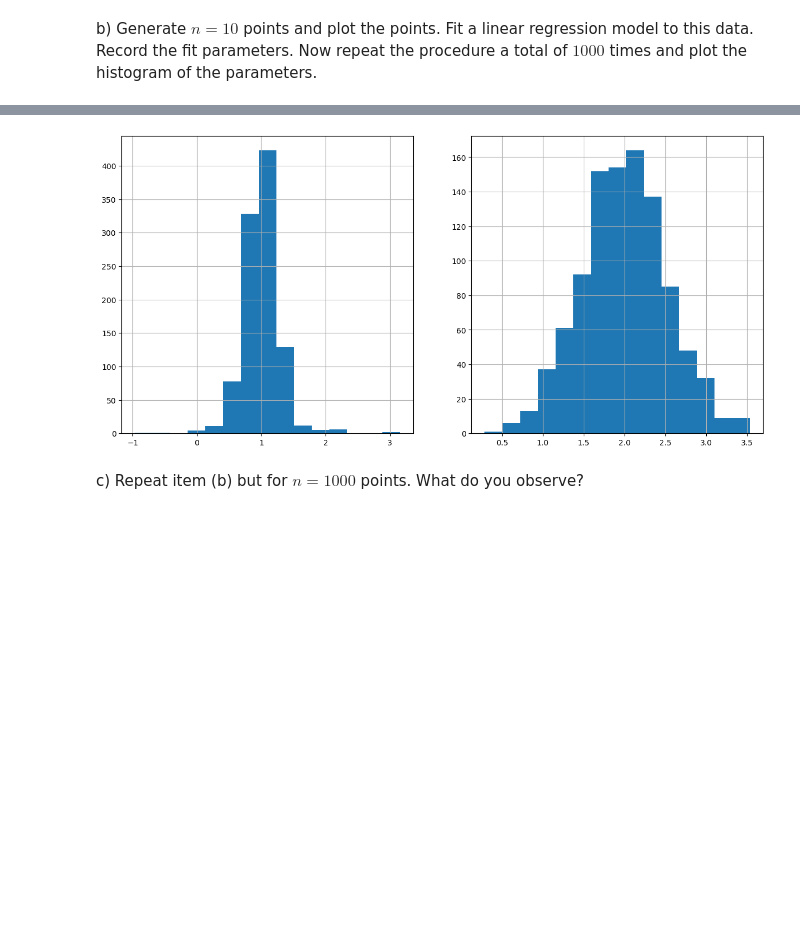
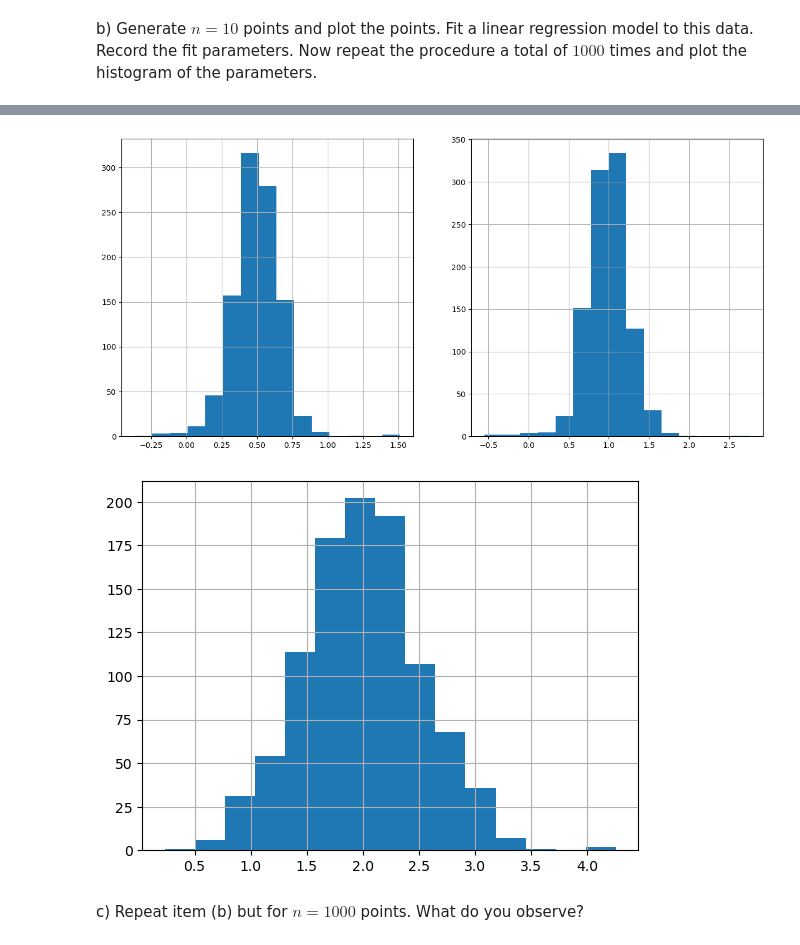
Before and after one commit to LuccaClaro/machine_learning, a Jupyter notebook: labs/04_regression/lab_04_linear_regression.ipynb, the cells around one changed output, grey strips where cells are left out. Drawn from its saved outputs; the diff is of its cells as text; code cells hidden in the pictures; blank space fills up the shorter version.

```diff
--- a/labs/04_regression/lab_04_linear_regression.ipynb
+++ b/labs/04_regression/lab_04_linear_regression.ipynb
@@ -127,26 +127,34 @@ plt.show()
 # %%
 coef_a = []
 coef_b = []
+coef_a1 = []
 for i in range(1000):
   f2 = a1(10)
   poly = PolynomialFeatures(degree=2, include_bias=False)
   poly_features = poly.fit_transform(f2[0].reshape(-1,1))
   model = LinearRegression().fit(poly_features, f2[1])
   y_pred = model.predict(poly_features)
-  coef_a.append(model.coef_[0])
+  coef_a.append(model.coef_[1])
+  coef_a1.append(model.coef_[0])
   coef_b.append(model.intercept_)
 
 plt.figure(figsize=(15,7))
 plt.subplot(1,2,1)
 plt.hist(coef_a, bins = 15)
 plt.grid()
 
 plt.subplot(1,2,2)
+plt.hist(coef_a1, bins = 15)
+plt.grid()
+plt.show()
+
+
 plt.hist(coef_b, bins = 15)
 plt.grid()
 plt.show()
 # %% [output]
-[figure, old version]
+[figure, new version]
+[figure, added]
 # %% [markdown]
 c) Repeat item (b) but for $n=1000$ points. What do you observe?
 # %%
```
Also changed, not shown: parts of 3 cells of this notebook.
